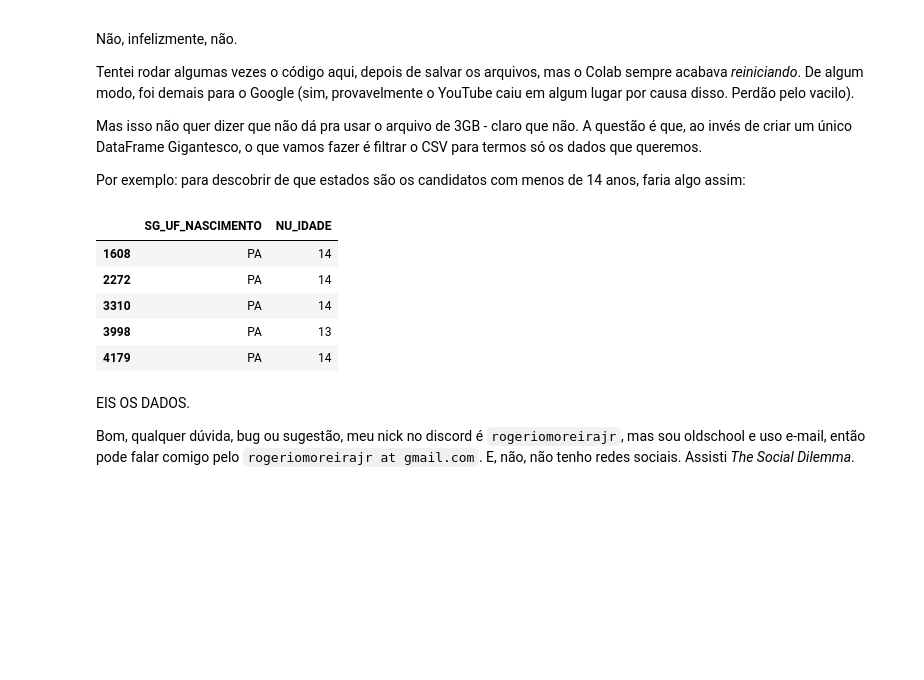
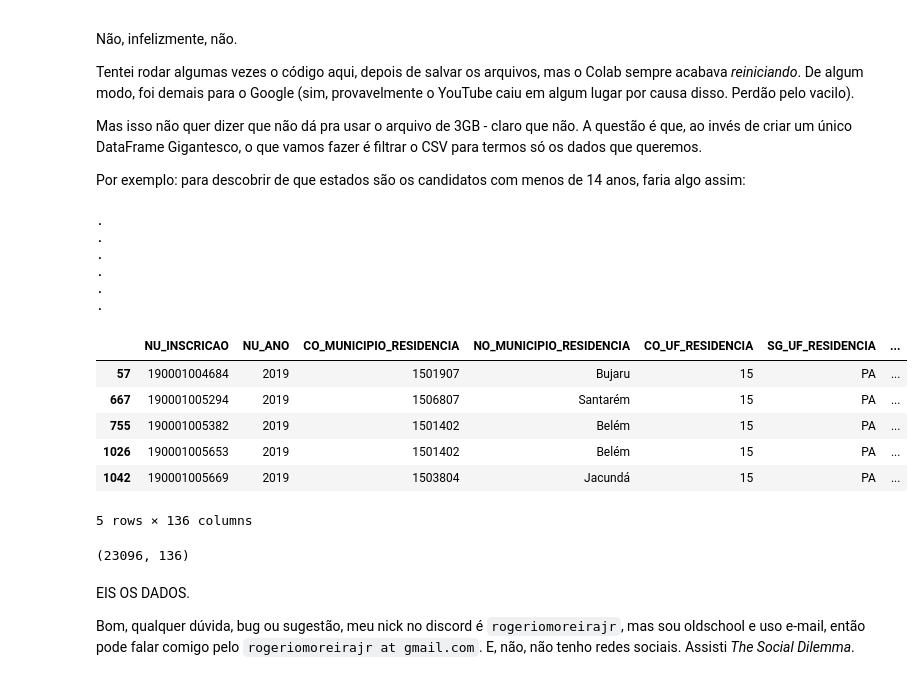
Before and after one commit to guilhermepirani/Imersao_Dados_2, a Jupyter notebook: Importando o Enem pro Colab.ipynb, the cells around one changed output. Drawn from its saved outputs; the diff is of its cells as text; code cells hidden in the pictures; blank space fills up the shorter version.

Commit message:
Fim da Imersão Dados 2

```diff
--- a/Importando o Enem pro Colab.ipynb
+++ b/Importando o Enem pro Colab.ipynb
@@ -105,35 +106,46 @@ Por exemplo: para descobrir de que estados são os candidatos com menos de 14 an
 # %%
 import pandas as pd
 
 dados = []
 chunksize = 10**6
 # Chunksize é o tamanho de cada "pedaço" do arquivo que o pandas vai trabalar
 
-path = '/content/DADOS/MICRODADOS_ENEM_2019.csv'
+path = '/content/drive/My Drive/Kaggle/DADOS/MICRODADOS_ENEM_2019.csv'
 
 chunks = pd.read_csv(path, sep=';', encoding='latin1', chunksize = chunksize)
 # Estou criando um iterador, uma ~lista~ com vários pedaços do CSV de 3gb
 # Esse arquivo do INEP tem as particularidades: usa `;` como separados,
 # e tá codificado em `latin1`. É bem comum datasets do governo terem esse encoding
 
 for chunk in chunks:
     # Para cada pedaço do arquivo
 
-    dado = chunk.query('NO_MUNICIPIO_RESIDENCIA == Santos')
+    dado = chunk.query("IN_SURDEZ > 0 or IN_CEGUEIRA > 0 or IN_AUTISMO > 0 or IN_DISLEXIA > 0 or IN_DEFICIENCIA_MENTAL > 0 or IN_DISCALCULIA > 0 or IN_DEFICIT_ATENCAO > 0 or IN_BAIXA_VISAO > 0 or IN_OUTRA_DEF > 0")
     # Filtrando quem tem 14 anos ou menos dentro do chunk
 
     dados.append(dado)
     # vou colocal na lista `dados` o DataFrame filtrado
 
     print('.')
     # Só para sabermos que algo está acontecendo
 
 df = pd.concat(dados)
 df.head()
 # %% [output]
+.
+.
+.
+.
+.
+.
-|  | SG_UF_NASCIMENTO | NU_IDADE |
-| 1608 | PA | 14 |
-| 2272 | PA | 14 |
-| 3310 | PA | 14 |
-| 3998 | PA | 13 |
-| 4179 | PA | 14 |
+|  | NU_INSCRICAO | NU_ANO | CO_MUNICIPIO_RESIDENCIA | NO_MUNICIPIO_RESIDENCIA | CO_UF_RESIDENCIA | SG_UF_RESIDENCIA | ... |
+| 57 | 190001004684 | 2019 | 1501907 | Bujaru | 15 | PA | ... |
+| 667 | 190001005294 | 2019 | 1506807 | Santarém | 15 | PA | ... |
+| 755 | 190001005382 | 2019 | 1501402 | Belém | 15 | PA | ... |
+| 1026 | 190001005653 | 2019 | 1501402 | Belém | 15 | PA | ... |
+| 1042 | 190001005669 | 2019 | 1503804 | Jacundá | 15 | PA | ... |
+5 rows × 136 columns
+# %%
+df.shape
+# %% [output]
+(23096, 136)
```
Also changed, not shown: parts of 3 cells of this notebook, 3 other files.
